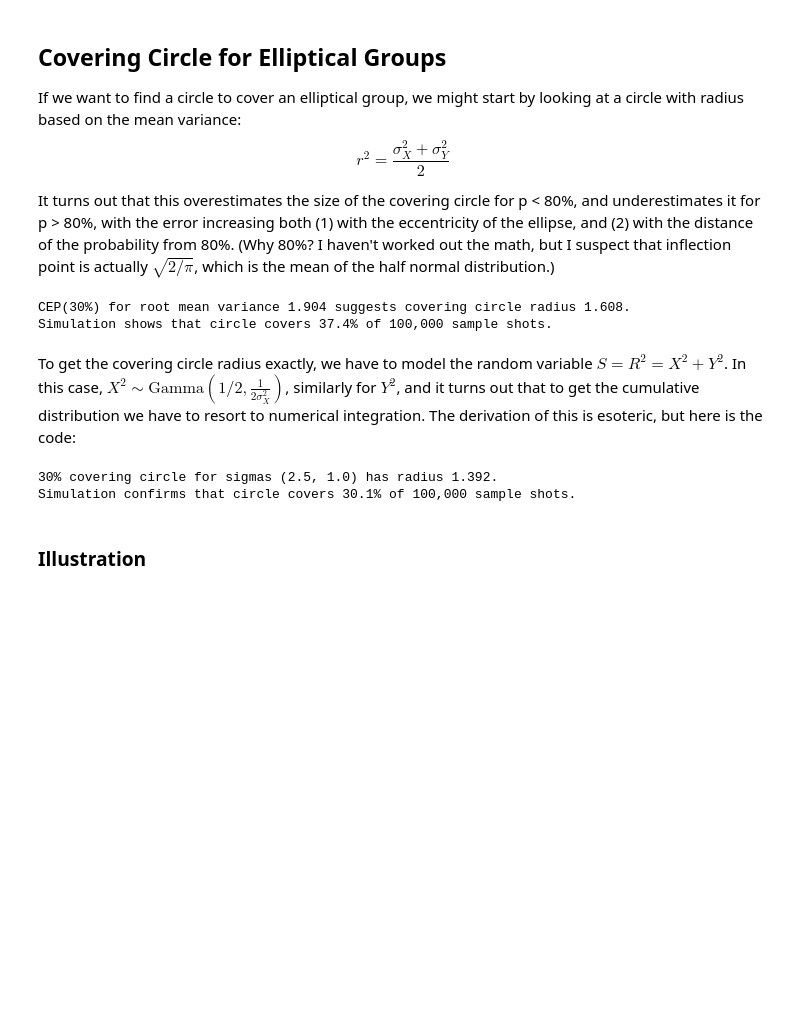
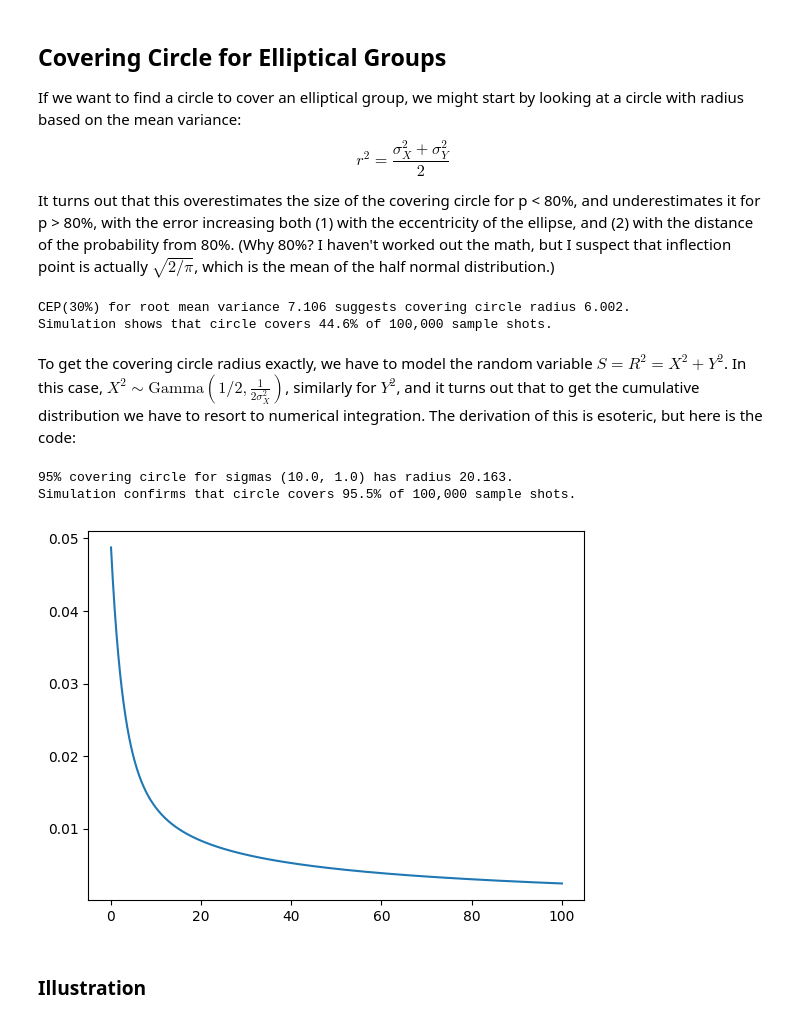
Before and after one commit to dbookstaber/ballistipedia, a Jupyter notebook: BallisticSimulations.ipynb, the cells around one changed output. Drawn from its saved outputs; the diff is of its cells as text; code cells hidden in the pictures; blank space fills up the shorter version.

Commit message:
Fixed numerical integration range for extremely eccentric groups.

```diff
--- a/BallisticSimulations.ipynb
+++ b/BallisticSimulations.ipynb
@@ -361,9 +361,9 @@ This formula also works for elliptical shot groups (i.e., $\sigma_X \neq \sigma_
 # %%
 # Simulation to check elliptical CEP(p) formula, known sigmas and known center
 numShots = 100_000
-sigmaX = 2.5
+sigmaX = 10.0
 sigmaY = 1.0
-p = 0.3     # Proportion of shots to cover with circle
+p = 0.7     # Proportion of shots to cover with circle
 CEPradiusX = sigmaX * math.sqrt(-2 * math.log(1-p))
 CEPradiusY = sigmaY * math.sqrt(-2 * math.log(1-p))
 shotsX = [np.random.normal(scale=sigmaX) for i in range(0, numShots)]
@@ -382,17 +382,14 @@ $$r^2 = \frac{\sigma_X^2+\sigma_Y^2}{2}$$
 It turns out that this overestimates the size of the covering circle for p < 80%, and underestimates it for p > 80%, with the error increasing both (1) with the eccentricity of the ellipse, and (2) with the distance of the probability from 80%.  (Why 80%?  I haven't worked out the math, but I suspect that inflection point is actually $\sqrt{2/\pi}$, which is the mean of the half normal distribution.)
 # %%
 # Can we circularize the covering ellipse using the mean of varianceX and varianceY?
-numShots = 100_000
-sigmaX = 2.5
-sigmaY = 1.0
 p = 0.3     # Proportion of shots to cover with circle
 sigmaMean = math.sqrt((sigmaX**2 + sigmaY**2)/2.0)  # Root mean variance
 CEPradius = sigmaMean * math.sqrt(-2 * math.log(1-p))
 print(f'CEP({p:.0%}) for root mean variance {sigmaMean:.3f} suggests covering circle radius {CEPradius:.3f}.\n'
       f'Simulation shows that circle covers {sum(1 for s in range(numShots) if (shotsX[s]**2/(CEPradius**2) + shotsY[s]**2/(CEPradius**2) < 1)) / numShots:.1%} of {numShots:,} sample shots.')
 # %% [output]
-CEP(30%) for root mean variance 1.904 suggests covering circle radius 1.608.
-Simulation shows that circle covers 37.4% of 100,000 sample shots.
+CEP(30%) for root mean variance 7.106 suggests covering circle radius 6.002.
+Simulation shows that circle covers 44.6% of 100,000 sample shots.
 # %% [markdown]
 To get the covering circle radius exactly, we have to model the random variable $S = R^2 = X^2 + Y^2$.  In this case, $X^2 \sim \mathrm{Gamma}(1/2,\frac{1}{2\sigma^2_X})$, similarly for $Y^2$, and it turns out that to get the cumulative distribution we have to resort to numerical integration.  The derivation of this is esoteric, but here is the code:
 # %%
@@ -407,8 +404,11 @@ def radius_squared_pdf(sigmaX, sigmaY, S):
     return pdf
 
 def elliptical_covering_radius(sigmaX, sigmaY, p):
-    """Use numerical integration of PDF to find radius of circle that should cover proportion p of samples"""
-    Smax = 4 * max(sigmaX, sigmaY)  # We'll go out 4 sigmas
+    """Use numerical integration of PDF to find radius of circle that should cover proportion p of samples."""
+    Smax = 3 * max(sigmaX, sigmaY)  # We'll start looking out 3 sigmas
+    # The PDF here is monotonically decreasing, so we'll set Smax large enough to get density < 1e-6
+    while radius_squared_pdf(sigmaX, sigmaY, Smax) > 1e-6:
+        Smax = 3 * Smax
     integration_steps = 10_000
     dS = Smax / integration_steps
     S = np.linspace(start=dS, stop=Smax, num=integration_steps) # squared radius to evaluate
@@ -417,13 +417,25 @@ def elliptical_covering_radius(sigmaX, sigmaY, p):
 
     idx = np.argmin(np.abs(cdf-p))
     return np.sqrt(S[idx])
-
+p = 0.95
 CEPradius = elliptical_covering_radius(sigmaX, sigmaY, p)
 print(f'{p:.0%} covering circle for sigmas ({sigmaX}, {sigmaY}) has radius {CEPradius:.3f}.\n'
       f'Simulation confirms that circle covers {sum(1 for s in range(numShots) if (shotsX[s]**2/(CEPradius**2) + shotsY[s]**2/(CEPradius**2) < 1)) / numShots:.1%} of {numShots:,} sample shots.')
 # %% [output]
-30% covering circle for sigmas (2.5, 1.0) has radius 1.392.
-Simulation confirms that circle covers 30.1% of 100,000 sample shots.
+95% covering circle for sigmas (10.0, 1.0) has radius 20.163.
+Simulation confirms that circle covers 95.5% of 100,000 sample shots.
+# %%
+# Visualize PDF
+import matplotlib.pyplot as plt
+Smax = 100
+steps = 1_000
+dS = Smax / steps
+S = np.linspace(start=dS, stop=Smax, num=steps) # squared radius to evaluate
+pdf = radius_squared_pdf(sigmaX, sigmaY, S)
+plt.plot(S, pdf)
+plt.show()
+# %% [output]
+[figure, added]
 # %% [markdown]
 ### Illustration
 # %%
```
Also changed, not shown: parts of 11 cells of this notebook.
